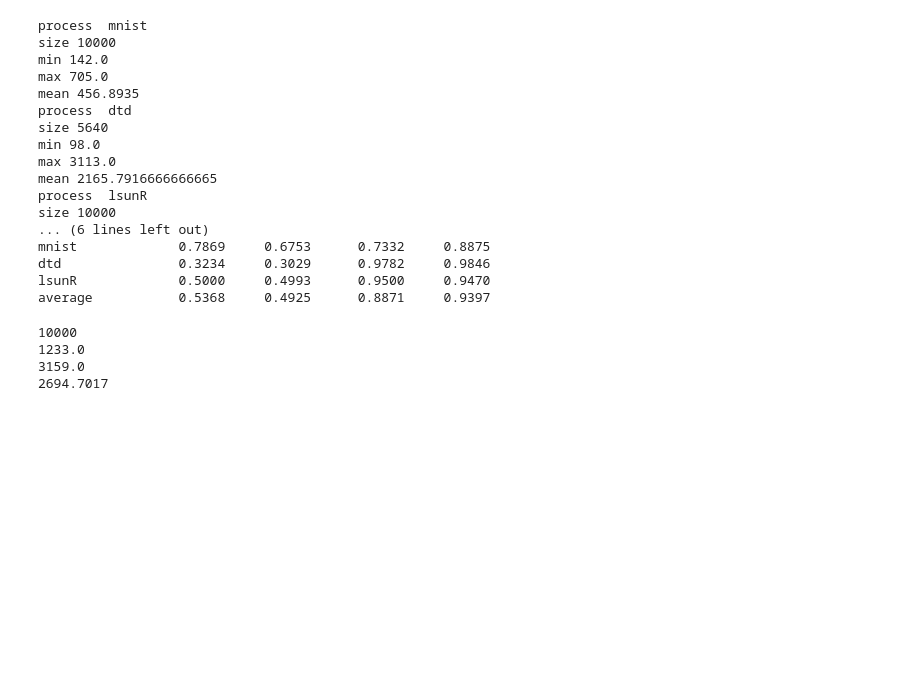
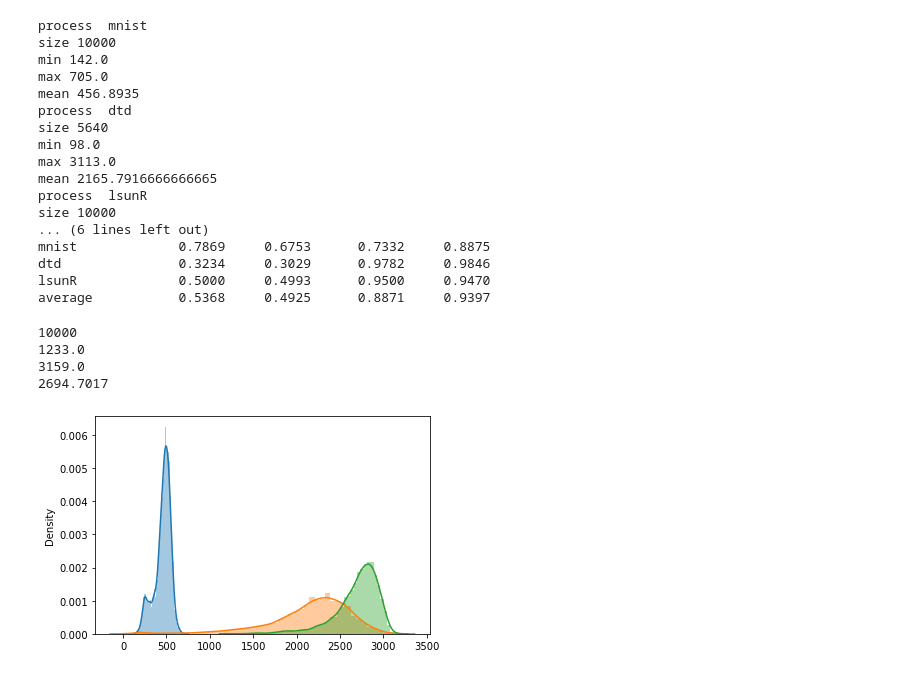
Before and after one commit to hoknshin/MOOD, a Jupyter notebook: mood.ipynb, the cells around one changed output. Cells and saved outputs as stored; diff of their text form; code cells hidden in the pictures; blank space fills up the shorter version.

Commit message:
plot distributions

```diff
--- a/mood.ipynb
+++ b/mood.ipynb
@@ -304,3 +304,15 @@ print(np.mean(o_complexity))
 1233.0
 3159.0
 2694.7017
+# %%
+import seaborn as sns
+import matplotlib.pyplot as plt
+
+for k, complexity in enumerate(complexity_for_arplot):
+#     sns.displot(complexity_for_arplot[k], kind='kde', fill=True, palette=sns.color_palette('bright')[k:k+1], rug=True)
+    sns.distplot(complexity_for_arplot[k])
+
+# Show the plot
+plt.show()
+# %% [output]
+[figure, added]
```
Also changed, not shown: parts of 1 cell of this notebook.
